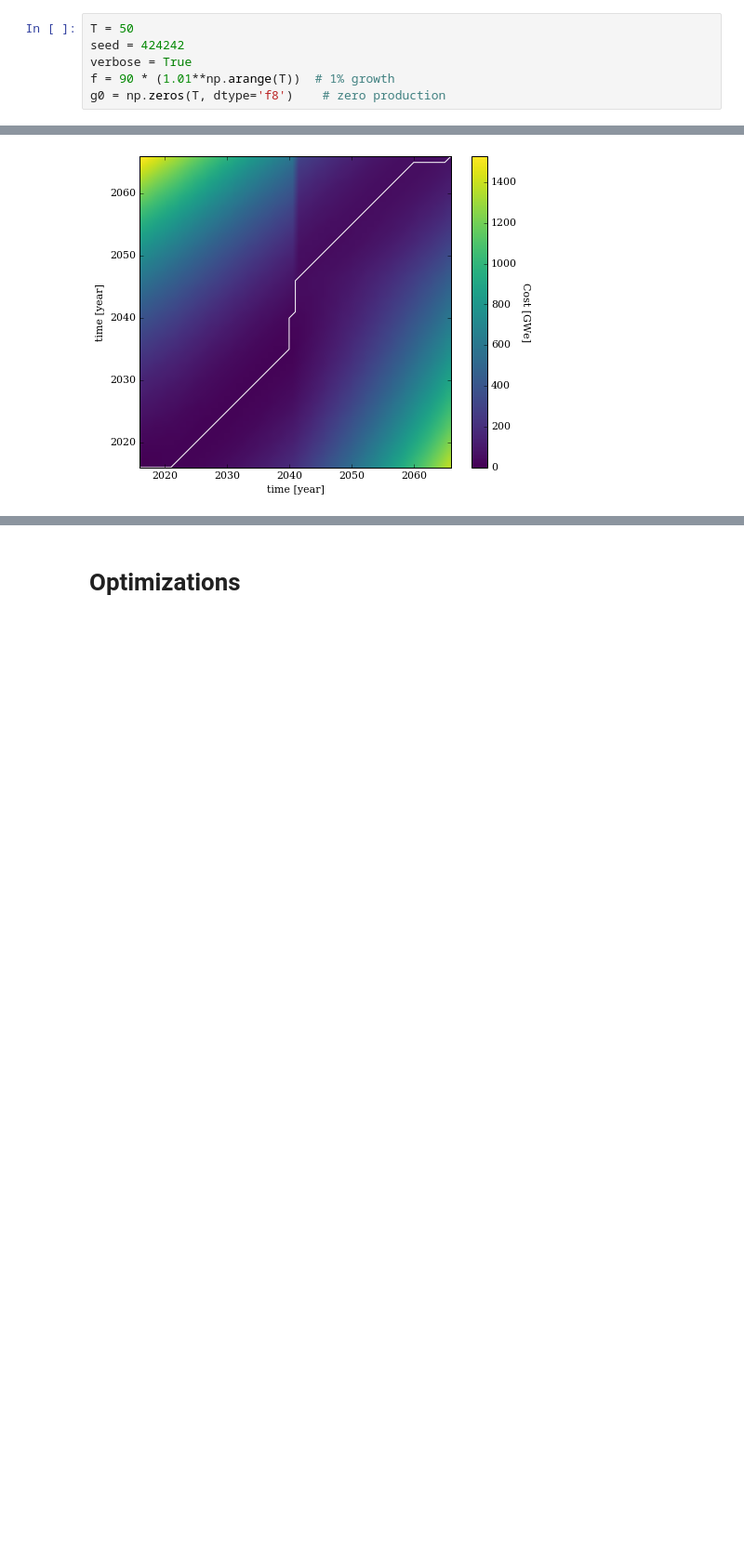
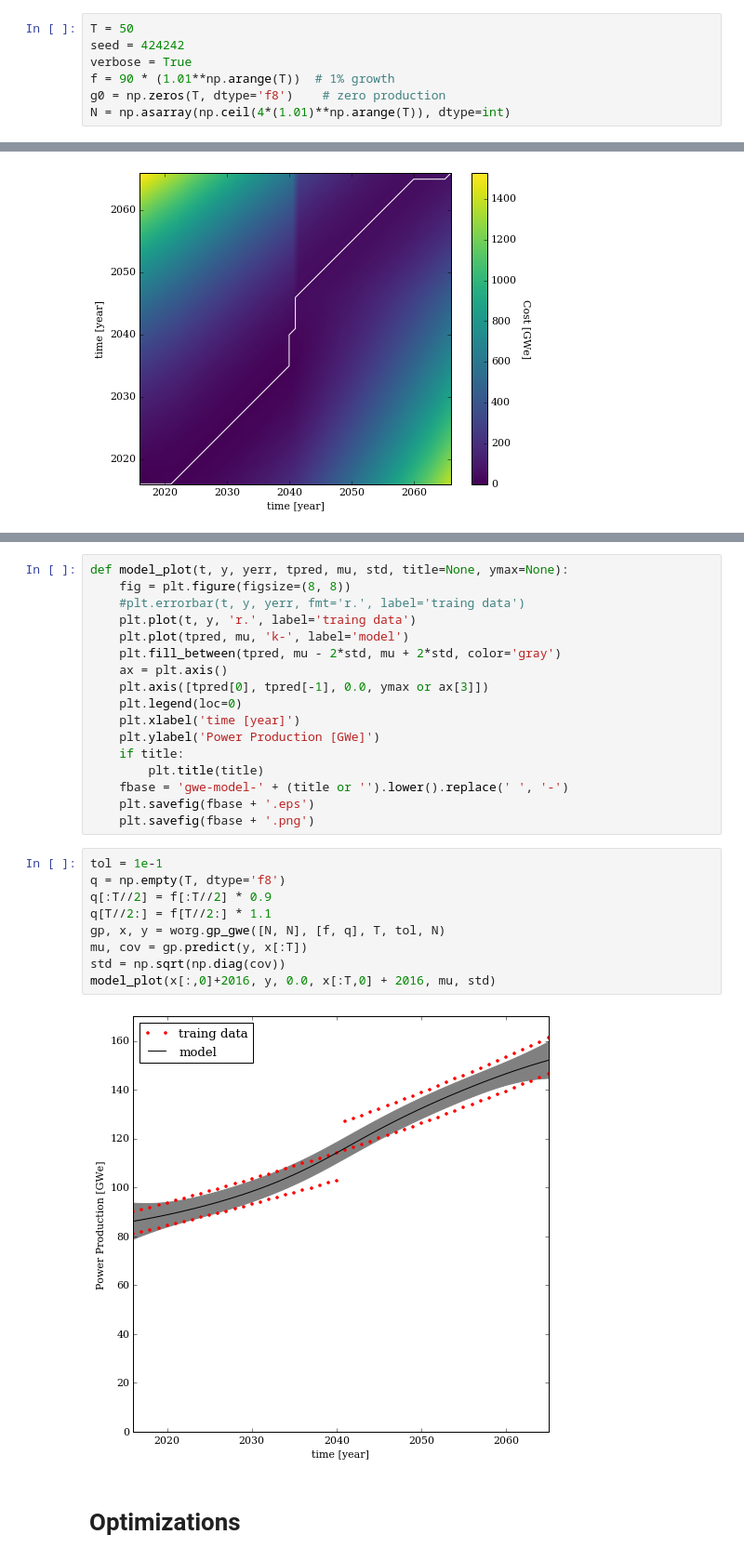
Before and after one commit to scopatz/fc-deploy-opt, a Jupyter notebook: cases.ipynb, the cells around one changed output, grey strips where cells are left out. Shown at 93% size. Cells and saved outputs as stored; diff of their text form; blank space fills up the shorter version.

```diff
--- a/cases.ipynb
+++ b/cases.ipynb
@@ -17,6 +17,7 @@ seed = 424242
 verbose = True
 f = 90 * (1.01**np.arange(T))  # 1% growth
 g0 = np.zeros(T, dtype='f8')    # zero production
+N = np.asarray(np.ceil(4*(1.01)**np.arange(T)), dtype=int)
 # %% [markdown]
 DTW
 ======
@@ -50,3 +54,31 @@ Warping between Demand and Production:
+# %%
+def model_plot(t, y, yerr, tpred, mu, std, title=None, ymax=None):
+    fig = plt.figure(figsize=(8, 8))
+    #plt.errorbar(t, y, yerr, fmt='r.', label='traing data')
+    plt.plot(t, y, 'r.', label='traing data')
+    plt.plot(tpred, mu, 'k-', label='model')
+    plt.fill_between(tpred, mu - 2*std, mu + 2*std, color='gray')
+    ax = plt.axis()
+    plt.axis([tpred[0], tpred[-1], 0.0, ymax or ax[3]])
+    plt.legend(loc=0)
+    plt.xlabel('time [year]')
+    plt.ylabel('Power Production [GWe]')
+    if title:
+        plt.title(title)
+    fbase = 'gwe-model-' + (title or '').lower().replace(' ', '-')
+    plt.savefig(fbase + '.eps')
+    plt.savefig(fbase + '.png')
+# %%
+tol = 1e-1
+q = np.empty(T, dtype='f8')
+q[:T//2] = f[:T//2] * 0.9
+q[T//2:] = f[T//2:] * 1.1
+gp, x, y = worg.gp_gwe([N, N], [f, q], T, tol, N)
+mu, cov = gp.predict(y, x[:T])
+std = np.sqrt(np.diag(cov))
+model_plot(x[:,0]+2016, y, 0.0, x[:T,0] + 2016, mu, std)
+# %% [output]
+[figure, added]
 # %% [markdown]
 Optimizations
 ========
```
Also changed, not shown: parts of 1 cell of this notebook, 3 other files.
